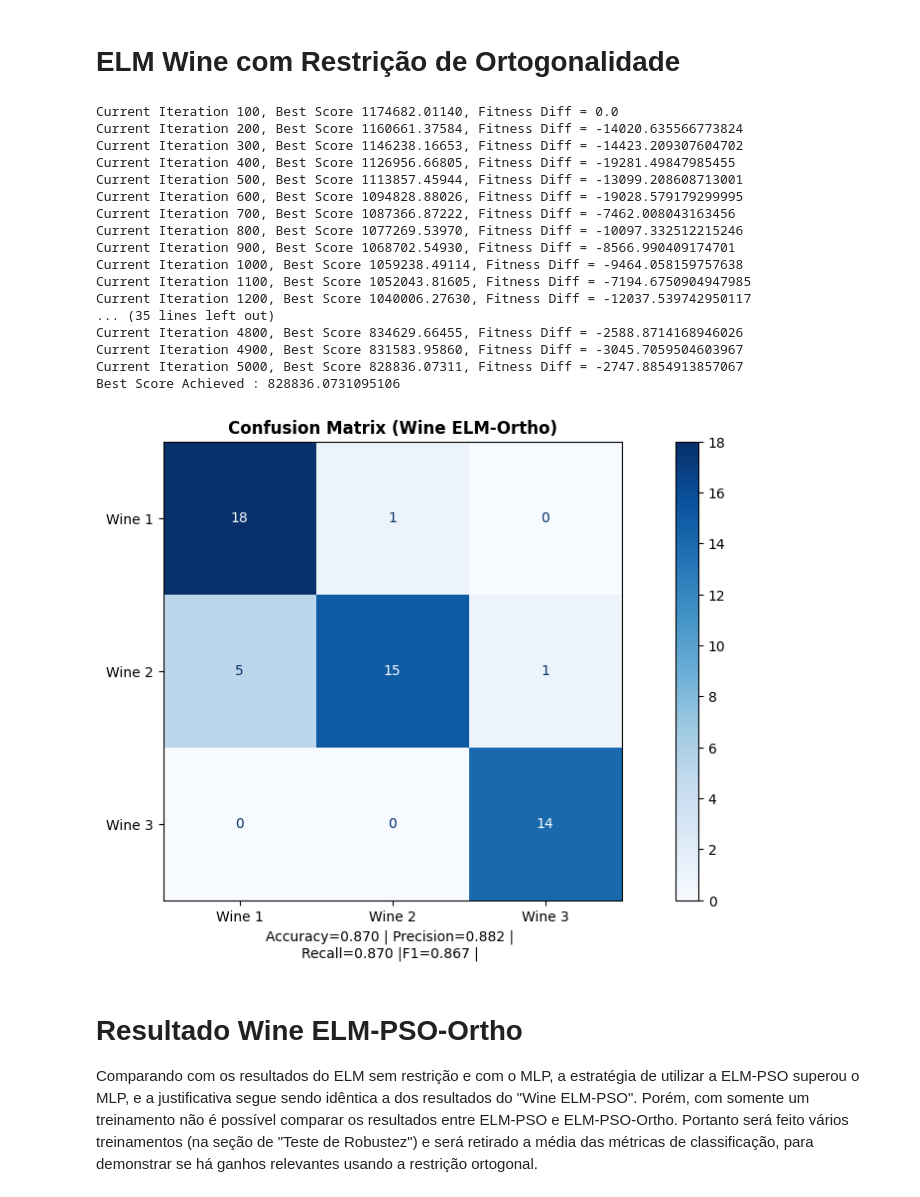
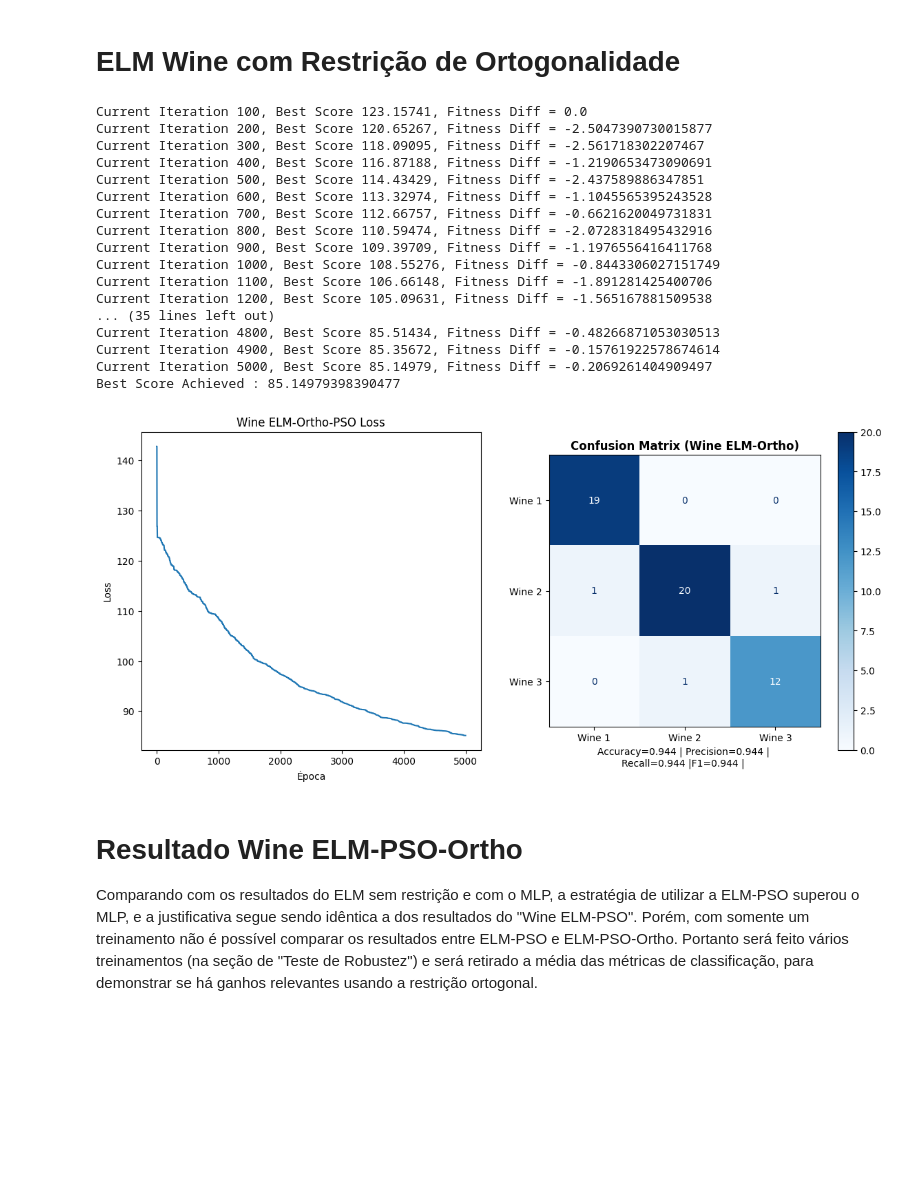
Before and after one commit to RemeLards/comp_natural, a Jupyter notebook: trab2/trab2.ipynb, the cells around one changed output. Cells and saved outputs as stored; diff of their text form; code cells hidden in the pictures; blank space fills up the shorter version.

```diff
--- a/trab2/trab2.ipynb
+++ b/trab2/trab2.ipynb
@@ -415,7 +415,7 @@ def ELMTraining(
 
     print(f"Best Score Achieved : {best_score}")
 
-    return best_weights,best_score,runs
+    return best_weights,best_score,runs,pso.gbest_y_hist
 # %% [markdown]
 # Breast ELM-PSO
 # %%
@@ -439,17 +447,24 @@ Comparando os resultados com o Breast MLP, é perceptível que os resultados sã
 # %% [markdown]
 # Wine ELM-PSO
 # %%
-best_weights,_,_ = ELMTraining(
+best_weights,_,_ ,fitness_history= ELMTraining(
     x=x_wine_train,
     y=y_wine_train,
     discriminative_func=one_hot_pred,
     average="weighted",
     one_hot=True,
+    simetric_bound=1,
+    tol=1e-4
 )
-_, ax = plt.subplots(1, 1, figsize=(14, 6))
+_, ax = plt.subplots(1, 2, figsize=(14, 6))
+
+ax[0].plot(fitness_history)
+ax[0].set_title("Wine ELM-PSO Loss")
+ax[0].set_xlabel("Época")
+ax[0].set_ylabel("Loss")
 elm_wine = CustomELM(W=best_weights.reshape(x_wine.shape[1]+1,x_wine.shape[1]*5), discriminative_func=one_hot_pred)
 elm_wine.fit(x_wine_train,y_wine_train, one_hot=True)
-test_classifier(ax,x_wine_test,y_wine_test,elm_wine,"Wine ELM",display_labels=["Wine 1","Wine 2","Wine 3"],average="weighted")
+test_classifier(ax[1],x_wine_test,y_wine_test,elm_wine,"Wine ELM",display_labels=["Wine 1","Wine 2","Wine 3"],average="weighted")
 # %% [output]
 Stopping PSO, found the best solution after 100 runs
 Best Score Achieved : 0.0
@@ -501,38 +524,46 @@ Comparando com os resultados do ELM sem restrição e com o MLP, é notável que
 # %% [markdown]
 # ELM Wine com Restrição de Ortogonalidade
 # %%
-best_weights,_,_ = ELMTraining(
+best_weights,_,_,fitness_history = ELMTraining(
     x=x_wine_train,
     y=y_wine_train,
     discriminative_func=one_hot_pred,
     average="weighted",
     one_hot=True,
     orthogonal_restriction=True,
+    tol=1e-4,
+    simetric_bound=1
 )
 
-_, ax = plt.subplots(1, 1, figsize=(14, 6))
+_, ax = plt.subplots(1, 2, figsize=(14, 6))
+
+ax[0].plot(fitness_history)
+ax[0].set_title("Wine ELM-Ortho-PSO Loss")
+ax[0].set_xlabel("Época")
+ax[0].set_ylabel("Loss")
+
 elm_wine = CustomELM(W=best_weights.reshape(x_wine.shape[1]+1,x_wine.shape[1]*5), discriminative_func=one_hot_pred)
 elm_wine.fit(x_wine_train,y_wine_train, one_hot=True)
-test_classifier(ax,x_wine_test,y_wine_test,elm_wine,"Wine ELM-Ortho",display_labels=["Wine 1","Wine 2","Wine 3"],average="weighted")
+test_classifier(ax[1],x_wine_test,y_wine_test,elm_wine,"Wine ELM-Ortho",display_labels=["Wine 1","Wine 2","Wine 3"],average="weighted")
 # %% [output]
-Current Iteration 100, Best Score 1174682.01140, Fitness Diff = 0.0
-Current Iteration 200, Best Score 1160661.37584, Fitness Diff = -14020.635566773824
-Current Iteration 300, Best Score 1146238.16653, Fitness Diff = -14423.209307604702
-Current Iteration 400, Best Score 1126956.66805, Fitness Diff = -19281.49847985455
-Current Iteration 500, Best Score 1113857.45944, Fitness Diff = -13099.208608713001
-Current Iteration 600, Best Score 1094828.88026, Fitness Diff = -19028.579179299995
-Current Iteration 700, Best Score 1087366.87222, Fitness Diff = -7462.008043163456
-Current Iteration 800, Best Score 1077269.53970, Fitness Diff = -10097.332512215246
-Current Iteration 900, Best Score 1068702.54930, Fitness Diff = -8566.990409174701
-Current Iteration 1000, Best Score 1059238.49114, Fitness Diff = -9464.058159757638
-Current Iteration 1100, Best Score 1052043.81605, Fitness Diff = -7194.6750904947985
-Current Iteration 1200, Best Score 1040006.27630, Fitness Diff = -12037.539742950117
+Current Iteration 100, Best Score 123.15741, Fitness Diff = 0.0
+Current Iteration 200, Best Score 120.65267, Fitness Diff = -2.5047390730015877
+Current Iteration 300, Best Score 118.09095, Fitness Diff = -2.561718302207467
+Current Iteration 400, Best Score 116.87188, Fitness Diff = -1.2190653473090691
+Current Iteration 500, Best Score 114.43429, Fitness Diff = -2.437589886347851
+Current Iteration 600, Best Score 113.32974, Fitness Diff = -1.1045565395243528
+Current Iteration 700, Best Score 112.66757, Fitness Diff = -0.6621620049731831
+Current Iteration 800, Best Score 110.59474, Fitness Diff = -2.0728318495432916
+Current Iteration 900, Best Score 109.39709, Fitness Diff = -1.1976556416411768
+Current Iteration 1000, Best Score 108.55276, Fitness Diff = -0.8443306027151749
+Current Iteration 1100, Best Score 106.66148, Fitness Diff = -1.891281425400706
+Current Iteration 1200, Best Score 105.09631, Fitness Diff = -1.565167881509538
 ... (35 lines left out)
-Current Iteration 4800, Best Score 834629.66455, Fitness Diff = -2588.8714168946026
-Current Iteration 4900, Best Score 831583.95860, Fitness Diff = -3045.7059504603967
-Current Iteration 5000, Best Score 828836.07311, Fitness Diff = -2747.8854913857067
-Best Score Achieved : 828836.0731095106
+Current Iteration 4800, Best Score 85.51434, Fitness Diff = -0.48266871053030513
+Current Iteration 4900, Best Score 85.35672, Fitness Diff = -0.15761922578674614
+Current Iteration 5000, Best Score 85.14979, Fitness Diff = -0.2069261404909497
+Best Score Achieved : 85.14979398390477
-[figure, old version]
+[figure, new version]
 # %% [markdown]
 # Resultado Wine ELM-PSO-Ortho
 
```
Also changed, not shown: parts of 9 cells of this notebook.
